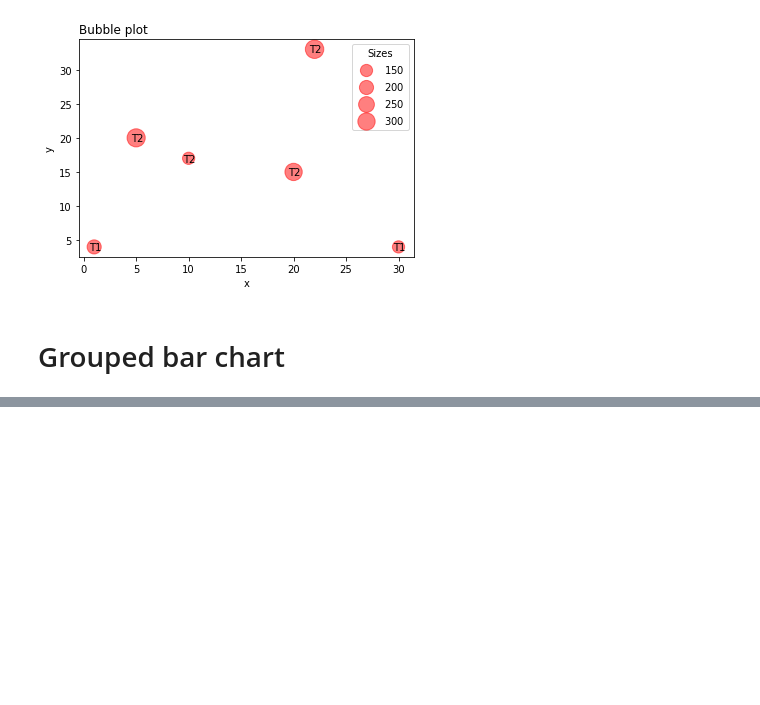
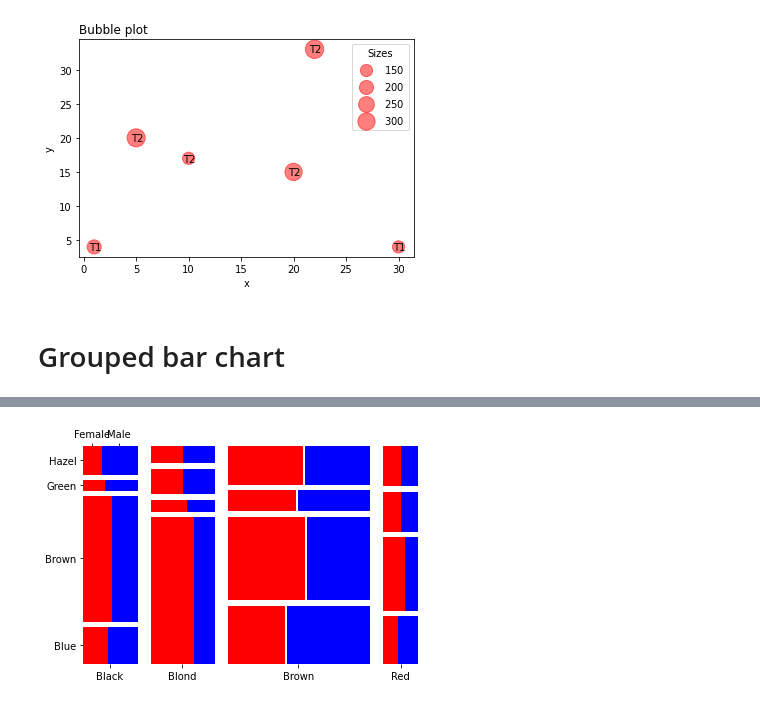
Before and after one commit to morrisgpeter/Python-graphs, a Jupyter notebook: Python plot library.ipynb, the cells around one changed output, grey strips where cells are left out. Drawn from its saved outputs; the diff is of its cells as text; code cells hidden in the pictures; blank space fills up the shorter version.

```diff
--- a/Python plot library.ipynb
+++ b/Python plot library.ipynb
@@ -68,0 +88,14 @@ plt.show()
+# %%
+from pydataset import data
+df = pd.DataFrame(data('HairEyeColor'))
+# %%
+props = lambda key: {'color': 'red' if 'Female' in key else 'blue'} # Choosing colors
+mosaic(df.groupby(['Hair', 'Eye', 'Sex']).sum()["Freq"],
+       properties = props,
+       axes_label = True,
+       labelizer = lambda k: '', # empty labels
+       gap = 0.05)
+plt.box(False) # removing chart frame
+plt.show()
+# %% [output]
+[figure, added]
```
Also changed, not shown: parts of 6 cells of this notebook.
